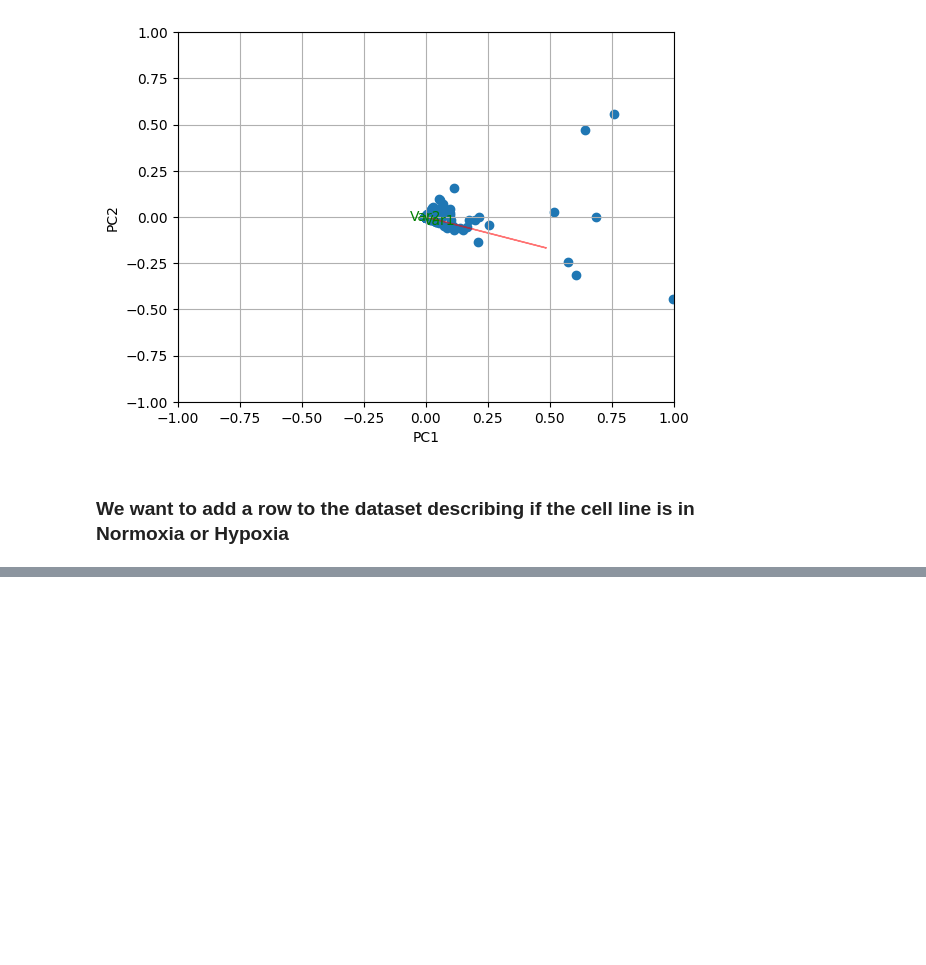
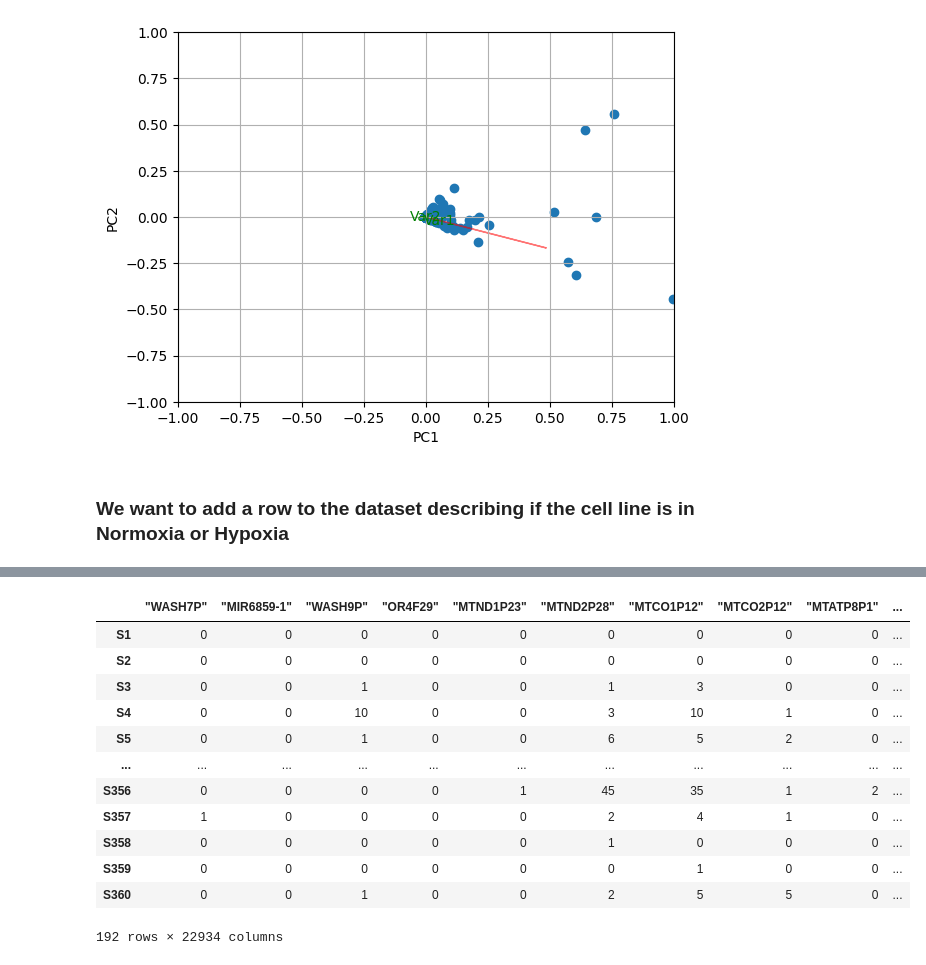
Before and after one commit to AliEmreSenel/BAIAILabProject2024, a Jupyter notebook: mariano_file.ipynb, the cells around one changed output, grey strips where cells are left out. Saved outputs shown, nothing was run; the diff lists cells and outputs as text; code cells hidden in the pictures; blank space fills up the shorter version.

```diff
--- a/mariano_file.ipynb
+++ b/mariano_file.ipynb
@@ -286,0 +362,16 @@ plt.show()
+# %%
+df_norm
+# %% [output]
+|  | "WASH7P" | "MIR6859-1" | "WASH9P" | "OR4F29" | "MTND1P23" | "MTND2P28" | "MTCO1P12" | "MTCO2P12" | "MTATP8P1" | ... |
+| S1 | 0 | 0 | 0 | 0 | 0 | 0 | 0 | 0 | 0 | ... |
+| S2 | 0 | 0 | 0 | 0 | 0 | 0 | 0 | 0 | 0 | ... |
+| S3 | 0 | 0 | 1 | 0 | 0 | 1 | 3 | 0 | 0 | ... |
+| S4 | 0 | 0 | 10 | 0 | 0 | 3 | 10 | 1 | 0 | ... |
+| S5 | 0 | 0 | 1 | 0 | 0 | 6 | 5 | 2 | 0 | ... |
+| ... | ... | ... | ... | ... | ... | ... | ... | ... | ... | ... |
+| S356 | 0 | 0 | 0 | 0 | 1 | 45 | 35 | 1 | 2 | ... |
+| S357 | 1 | 0 | 0 | 0 | 0 | 2 | 4 | 1 | 0 | ... |
+| S358 | 0 | 0 | 0 | 0 | 0 | 1 | 0 | 0 | 0 | ... |
+| S359 | 0 | 0 | 0 | 0 | 0 | 0 | 1 | 0 | 0 | ... |
+| S360 | 0 | 0 | 1 | 0 | 0 | 2 | 5 | 5 | 0 | ... |
+192 rows × 22934 columns
```
Also changed, not shown: parts of 8 cells of this notebook.
